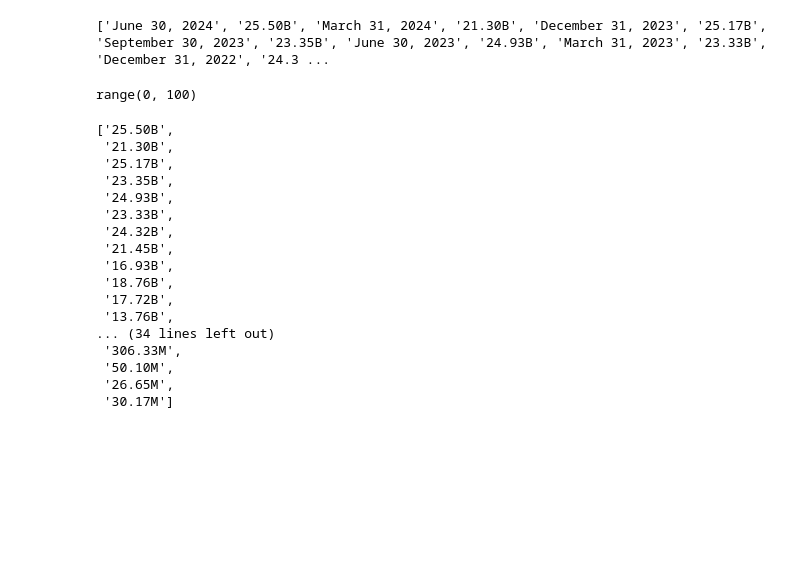
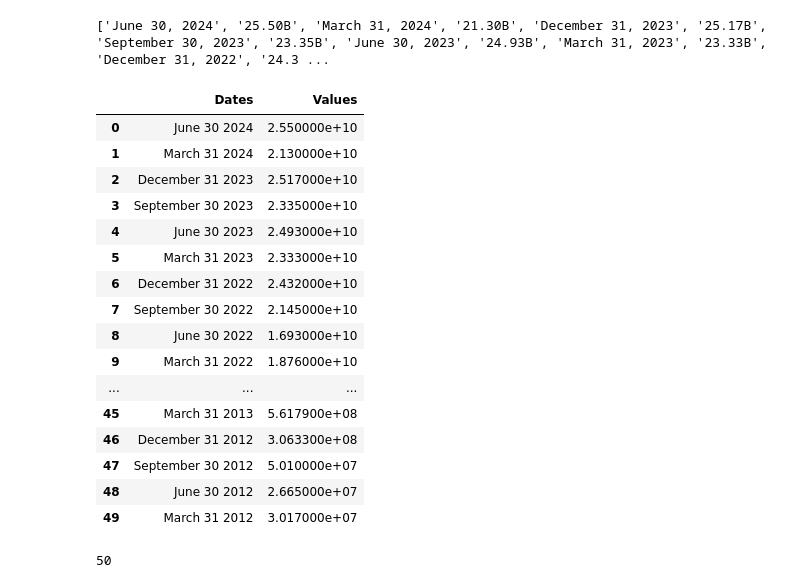
Before and after one commit to 4GeeksAcademy/fer-romer-web-scraping-project-tutorial, a Jupyter notebook: src/explore.ipynb, the cells around one changed output. Saved outputs shown, nothing was run; the diff lists cells and outputs as text; code cells hidden in the pictures; blank space fills up the shorter version.

```diff
--- a/src/explore.ipynb
+++ b/src/explore.ipynb
@@ -98,39 +45,17 @@ date_todos
 # %%
-tabloide = []
-for fecha in date_todos:
-    tabloide.append(fecha.get_text(strip=True))
-print(tabloide)
+# Lista de fechas y valores sin modificar
+list_all = []
+for fecha in date_all:
+    list_all.append(fecha.get_text(strip=True))
+print(list_all)
 # %% [output]
 ['June 30, 2024', '25.50B', 'March 31, 2024', '21.30B', 'December 31, 2023', '25.17B', 'September 30, 2023', '23.35B', 'June 30, 2023', '24.93B', 'March 31, 2023', '23.33B', 'December 31, 2022', '24.3 ...
-# %%
-range(len(tabloide))
-# %% [output]
-range(0, 100)
 # %%
+# Listas separadas de fechas y valores sin modificar
 date_s = []
 value_s = []
-for x in range(len(tabloide)):
+for x in range(len(list_all)):
     if x % 2 == 0:
-        date_s.append(tabloide[x])
+        date_s.append(list_all[x])
     else:
-        value_s.append(tabloide[x])
-
-value_s
+        value_s.append(list_all[x])
-# %% [output]
-['25.50B',
- '21.30B',
- '25.17B',
- '23.35B',
- '24.93B',
- '23.33B',
- '24.32B',
- '21.45B',
- '16.93B',
- '18.76B',
- '17.72B',
- '13.76B',
-... (34 lines left out)
- '306.33M',
- '50.10M',
- '26.65M',
- '30.17M']
@@ -136,0 +79,22 @@ value_s
+# %%
+# reemplazo de las ',' por '' y obtención del dataframe final
+filt_tesla_dataframe = tesla_dataframe.replace(',', '', regex = True)
+filt_tesla_dataframe
+# %% [output]
+|  | Dates | Values |
+| 0 | June 30 2024 | 2.550000e+10 |
+| 1 | March 31 2024 | 2.130000e+10 |
+| 2 | December 31 2023 | 2.517000e+10 |
+| 3 | September 30 2023 | 2.335000e+10 |
+| 4 | June 30 2023 | 2.493000e+10 |
+| 5 | March 31 2023 | 2.333000e+10 |
+| 6 | December 31 2022 | 2.432000e+10 |
+| 7 | September 30 2022 | 2.145000e+10 |
+| 8 | June 30 2022 | 1.693000e+10 |
+| 9 | March 31 2022 | 1.876000e+10 |
+| ... | ... | ... |
+| 45 | March 31 2013 | 5.617900e+08 |
+| 46 | December 31 2012 | 3.063300e+08 |
+| 47 | September 30 2012 | 5.010000e+07 |
+| 48 | June 30 2012 | 2.665000e+07 |
+| 49 | March 31 2012 | 3.017000e+07 |
@@ -136,0 +104,4 @@ value_s
+# %%
+filt_tesla_dataframe.to_sql('TeslaRevenue', connection, if_exists='replace', index = False)
+# %% [output]
+50
```
Also changed, not shown: parts of 8 cells of this notebook, 1 other file.
